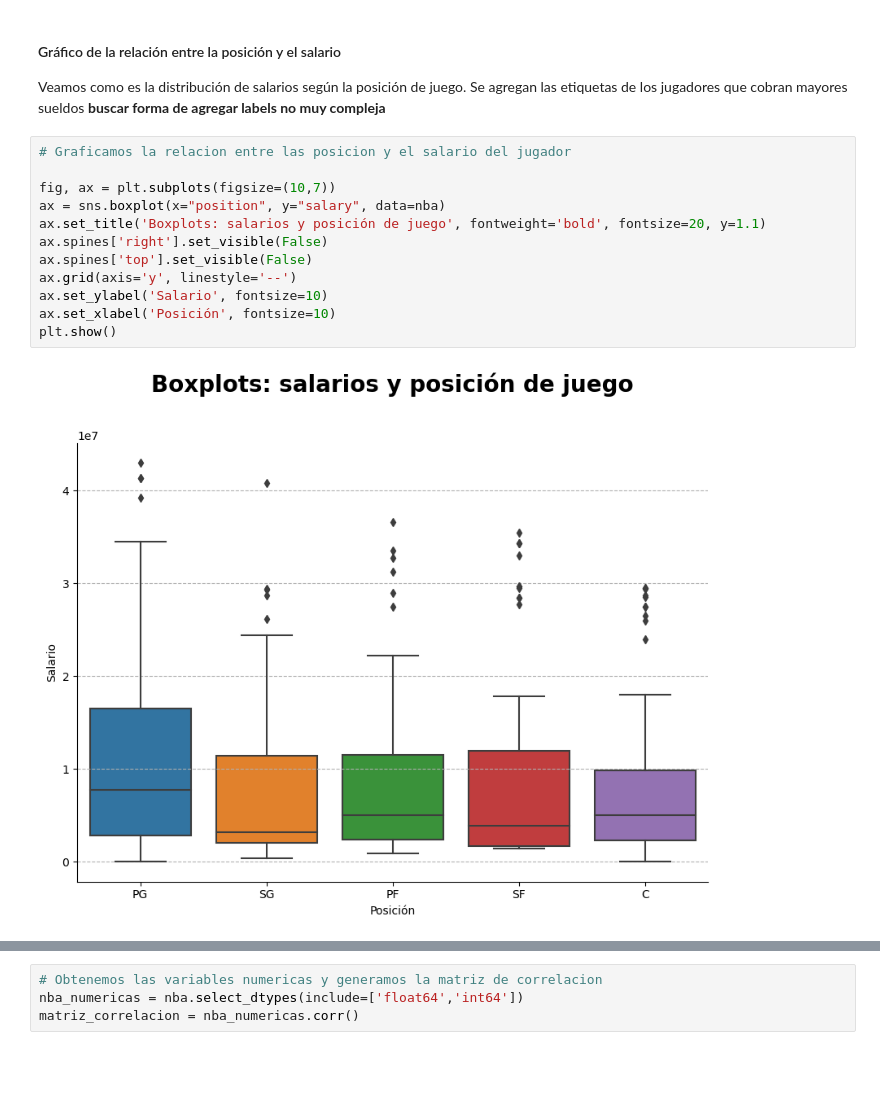
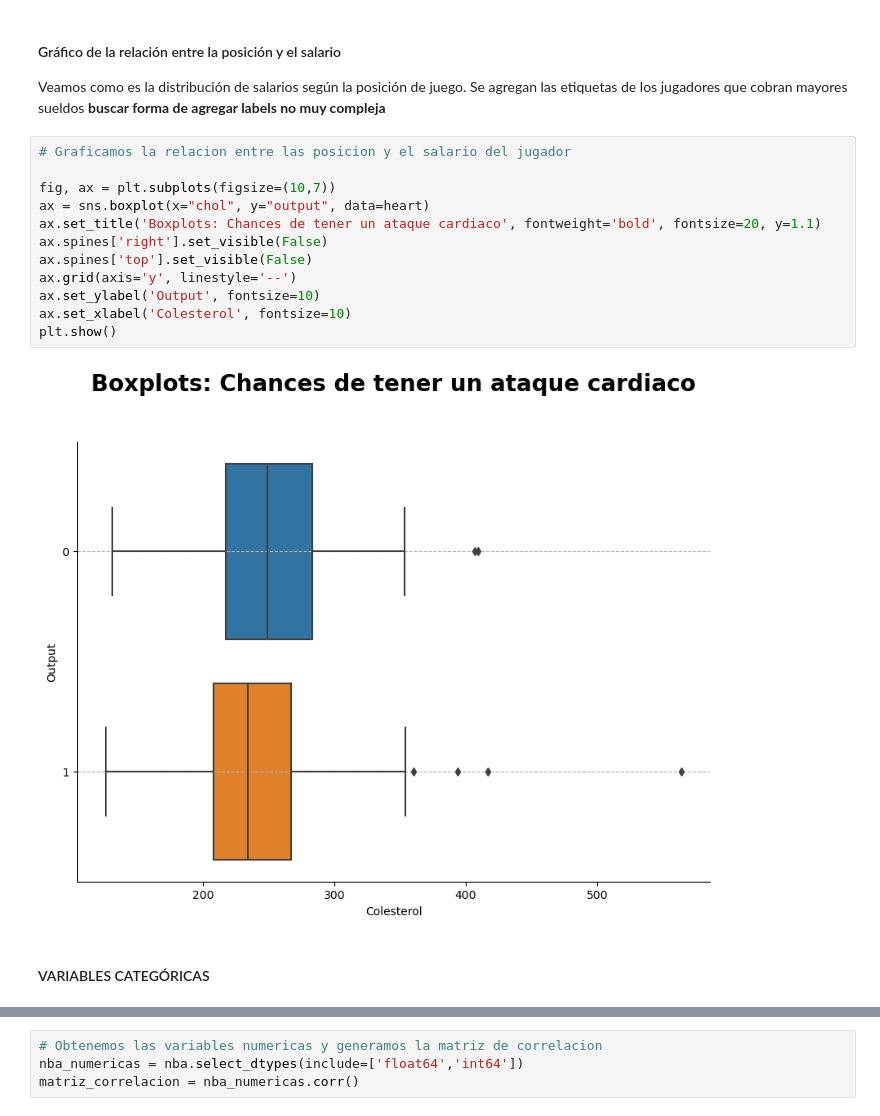
Before and after one commit to BustosMaxx/porfolio, a Jupyter notebook: heart_attack_analysis/notebooks/EDA.ipynb, the cells around one changed output, grey strips where cells are left out. Drawn from its saved outputs; the diff is of its cells as text; blank space fills up the shorter version.

```diff
--- a/heart_attack_analysis/notebooks/EDA.ipynb
+++ b/heart_attack_analysis/notebooks/EDA.ipynb
@@ -145,14 +163,16 @@ Veamos como es la distribución de salarios según la posición de juego. Se agr
 # %%
 # Graficamos la relacion entre las posicion y el salario del jugador
 
 fig, ax = plt.subplots(figsize=(10,7))
-ax = sns.boxplot(x="position", y="salary", data=nba)
-ax.set_title('Boxplots: salarios y posición de juego', fontweight='bold', fontsize=20, y=1.1)
+ax = sns.boxplot(x="chol", y="output", data=heart)
+ax.set_title('Boxplots: Chances de tener un ataque cardiaco', fontweight='bold', fontsize=20, y=1.1)
 ax.spines['right'].set_visible(False)
 ax.spines['top'].set_visible(False)
 ax.grid(axis='y', linestyle='--')
-ax.set_ylabel('Salario', fontsize=10)
-ax.set_xlabel('Posición', fontsize=10)
+ax.set_ylabel('Output', fontsize=10)
+ax.set_xlabel('Colesterol', fontsize=10)
 plt.show()
 # %% [output]
-[figure, old version]
+[figure, new version]
+# %% [markdown]
+#### VARIABLES CATEGÓRICAS
```
Also changed, not shown: parts of 74 cells of this notebook.
